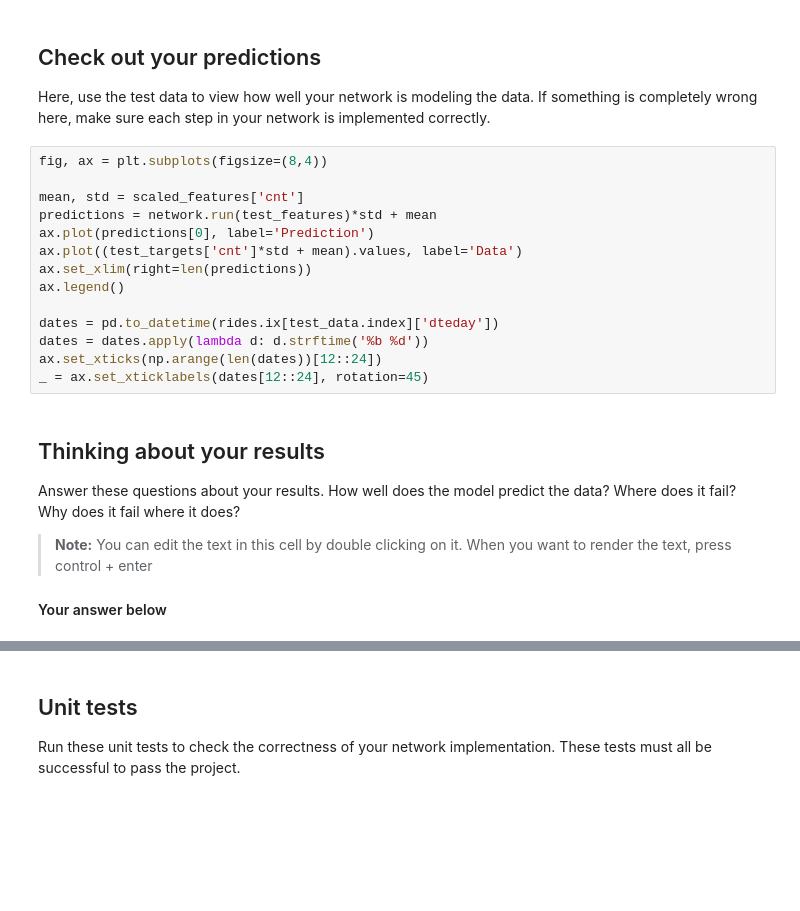
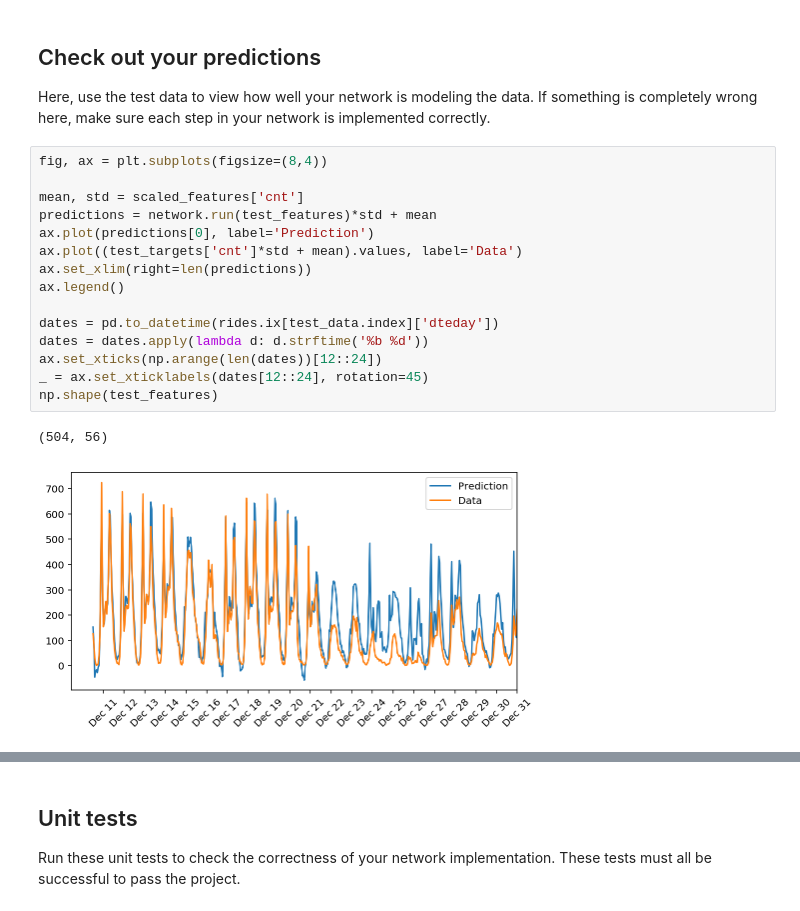
Before and after one commit to tevisgehr/Udacity-Deep-Learning, a Jupyter notebook: DLND-your-first-network/dlnd-your-first-neural-network.ipynb, the cells around one changed output, grey strips where cells are left out. Saved outputs shown, nothing was run; the diff lists cells and outputs as text; blank space fills up the shorter version.

```diff
--- a/DLND-your-first-network/dlnd-your-first-neural-network.ipynb
+++ b/DLND-your-first-network/dlnd-your-first-neural-network.ipynb
@@ -241,22 +233,18 @@ Here, use the test data to view how well your network is modeling the data. If s
 # %%
 fig, ax = plt.subplots(figsize=(8,4))
 
 mean, std = scaled_features['cnt']
 predictions = network.run(test_features)*std + mean
 ax.plot(predictions[0], label='Prediction')
 ax.plot((test_targets['cnt']*std + mean).values, label='Data')
 ax.set_xlim(right=len(predictions))
 ax.legend()
 
 dates = pd.to_datetime(rides.ix[test_data.index]['dteday'])
 dates = dates.apply(lambda d: d.strftime('%b %d'))
 ax.set_xticks(np.arange(len(dates))[12::24])
 _ = ax.set_xticklabels(dates[12::24], rotation=45)
+np.shape(test_features)
+# %% [output]
+(504, 56)
+[figure, added]
-# %% [markdown]
-## Thinking about your results
-
-Answer these questions about your results. How well does the model predict the data? Where does it fail? Why does it fail where it does?
-
-> **Note:** You can edit the text in this cell by double clicking on it. When you want to render the text, press control + enter
-
-#### Your answer below
```
Also changed, not shown: parts of 7 cells of this notebook.
